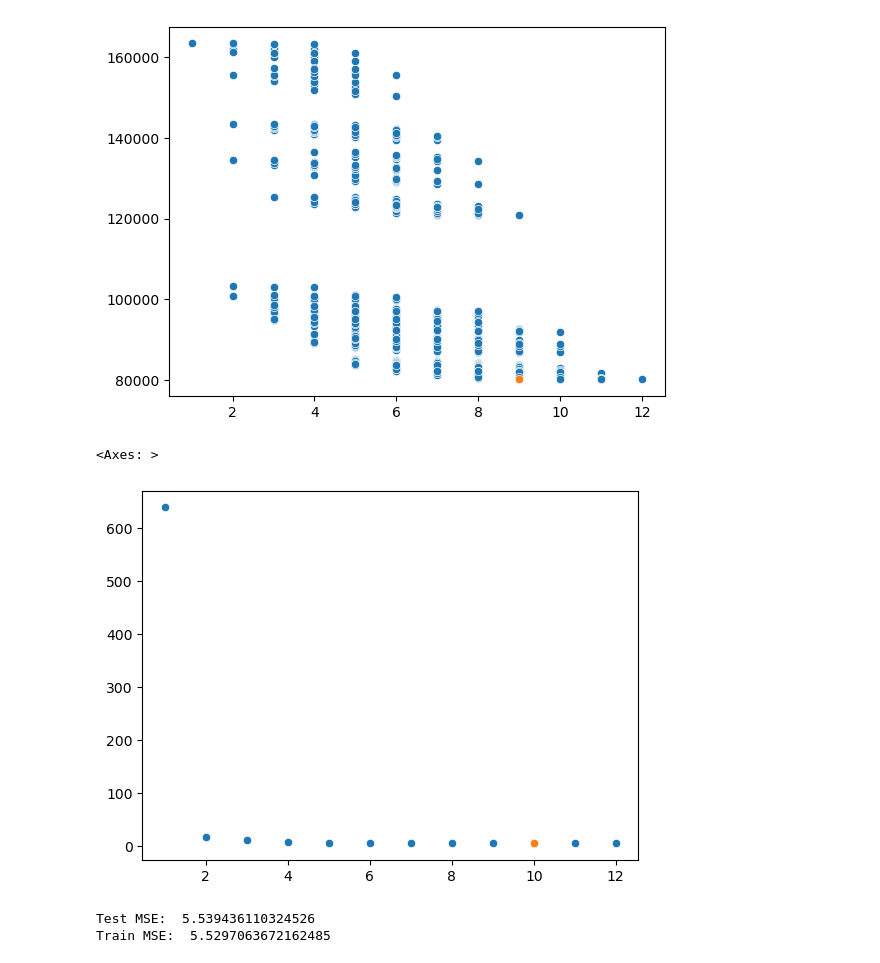
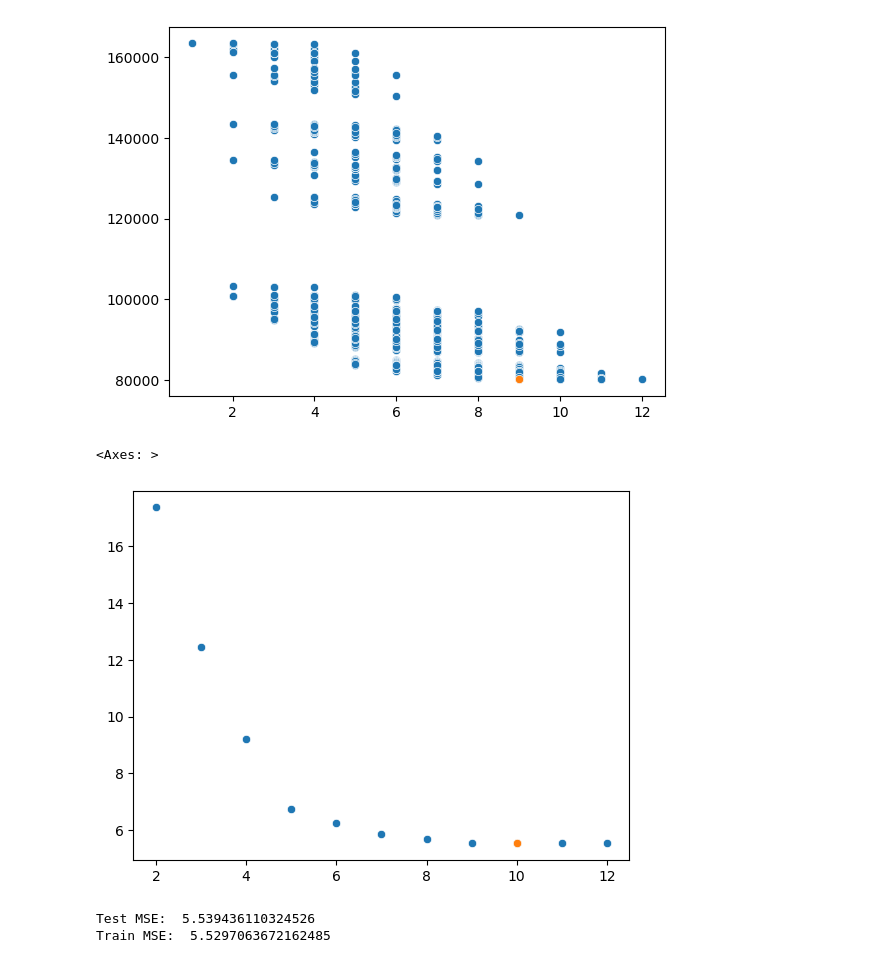
Before and after one commit to ekg-21/econ3203_Y, a Jupyter notebook: Model_Attempts/downtown_split.ipynb, the cells around one changed output. Cells and saved outputs as stored; diff of their text form; code cells hidden in the pictures.

```diff
--- a/model_template.ipynb
+++ b/Model_Attempts/downtown_split.ipynb
@@ -296,9 +241,9 @@ sns.scatterplot(x=[best_p_bic], y=[best_bic]) # note here we plot just one point
 <Axes: >
 [figure]
 # %%
-sns.scatterplot(x=range(1, len(train.columns) + 1),y=test_mse)
+sns.scatterplot(x=range(1+1, len(train.columns) + 1),y=test_mse[1:])
 sns.scatterplot(x=[best_p_test], y=[best_test_mse]) # note here we plot just one point, but we need to pass is as list, hence the []
 # %% [output]
 <Axes: >
-[figure, old version]
+[figure, new version]
 # %%
```
Also changed, not shown: parts of 14 cells of this notebook, 2 other files.
